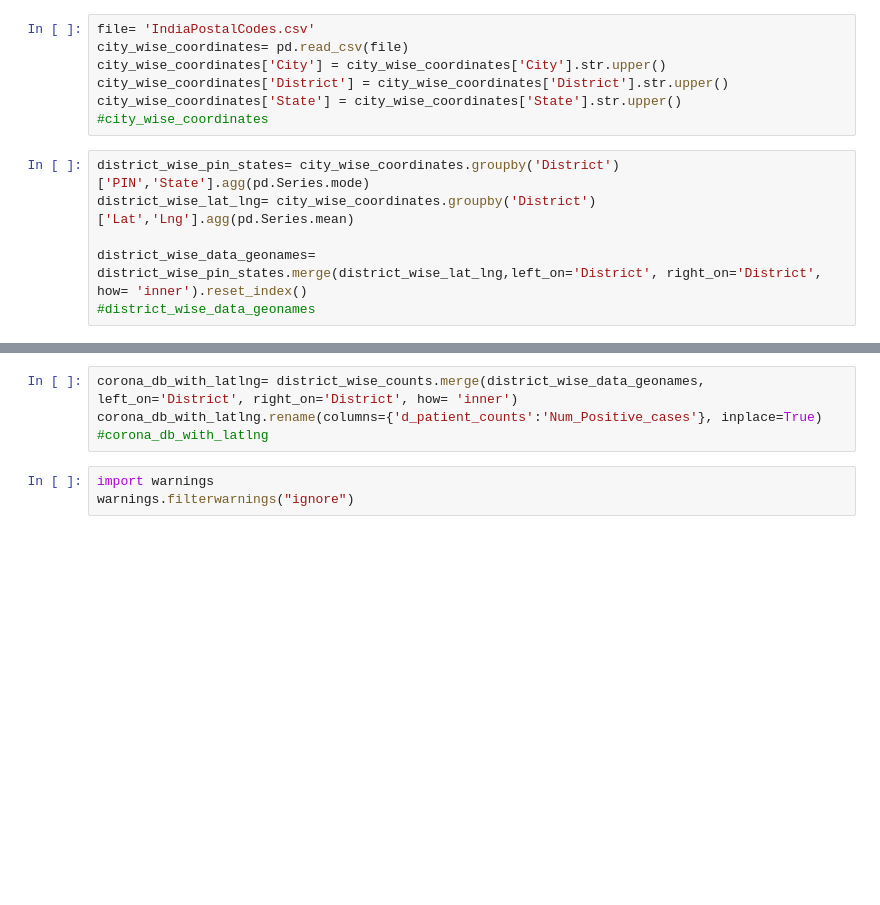
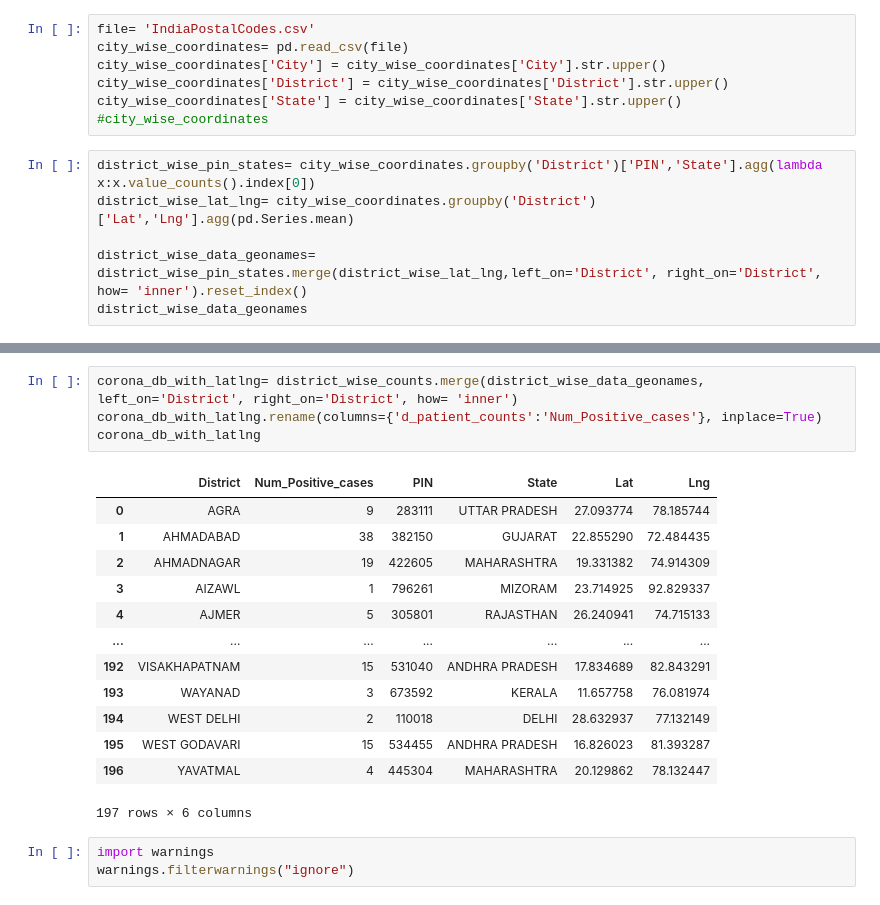
Before and after one commit to punit0087/Covid19India.Org-Tracker, a Jupyter notebook: Covid19IndiaTracker.ipynb, the cells around one changed output, grey strips where cells are left out. Saved outputs shown, nothing was run; the diff lists cells and outputs as text; blank space fills up the shorter version.

```diff
--- a/Covid19IndiaTracker.ipynb
+++ b/Covid19IndiaTracker.ipynb
@@ -67,8 +71,8 @@ city_wise_coordinates['District'] = city_wise_coordinates['District'].str.upper(
 city_wise_coordinates['State'] = city_wise_coordinates['State'].str.upper()
 #city_wise_coordinates
 # %%
-district_wise_pin_states= city_wise_coordinates.groupby('District')['PIN','State'].agg(pd.Series.mode)
+district_wise_pin_states= city_wise_coordinates.groupby('District')['PIN','State'].agg(lambda x:x.value_counts().index[0])
 district_wise_lat_lng= city_wise_coordinates.groupby('District')['Lat','Lng'].agg(pd.Series.mean)
 
 district_wise_data_geonames= district_wise_pin_states.merge(district_wise_lat_lng,left_on='District', right_on='District', how= 'inner').reset_index()
-#district_wise_data_geonames
+district_wise_data_geonames
@@ -100,7 +146,21 @@ district_wise_counts['District'] = district_wise_counts['District'].str.upper()
 # %%
 corona_db_with_latlng= district_wise_counts.merge(district_wise_data_geonames, left_on='District', right_on='District', how= 'inner')
 corona_db_with_latlng.rename(columns={'d_patient_counts':'Num_Positive_cases'}, inplace=True)
-#corona_db_with_latlng
+corona_db_with_latlng
+# %% [output]
+|  | District | Num_Positive_cases | PIN | State | Lat | Lng |
+| 0 | AGRA | 9 | 283111 | UTTAR PRADESH | 27.093774 | 78.185744 |
+| 1 | AHMADABAD | 38 | 382150 | GUJARAT | 22.855290 | 72.484435 |
+| 2 | AHMADNAGAR | 19 | 422605 | MAHARASHTRA | 19.331382 | 74.914309 |
+| 3 | AIZAWL | 1 | 796261 | MIZORAM | 23.714925 | 92.829337 |
+| 4 | AJMER | 5 | 305801 | RAJASTHAN | 26.240941 | 74.715133 |
+| ... | ... | ... | ... | ... | ... | ... |
+| 192 | VISAKHAPATNAM | 15 | 531040 | ANDHRA PRADESH | 17.834689 | 82.843291 |
+| 193 | WAYANAD | 3 | 673592 | KERALA | 11.657758 | 76.081974 |
+| 194 | WEST DELHI | 2 | 110018 | DELHI | 28.632937 | 77.132149 |
+| 195 | WEST GODAVARI | 15 | 534455 | ANDHRA PRADESH | 16.826023 | 81.393287 |
+| 196 | YAVATMAL | 4 | 445304 | MAHARASHTRA | 20.129862 | 78.132447 |
+197 rows × 6 columns
 # %%
 import warnings
 warnings.filterwarnings("ignore")
```
Also changed, not shown: parts of 5 cells of this notebook.
